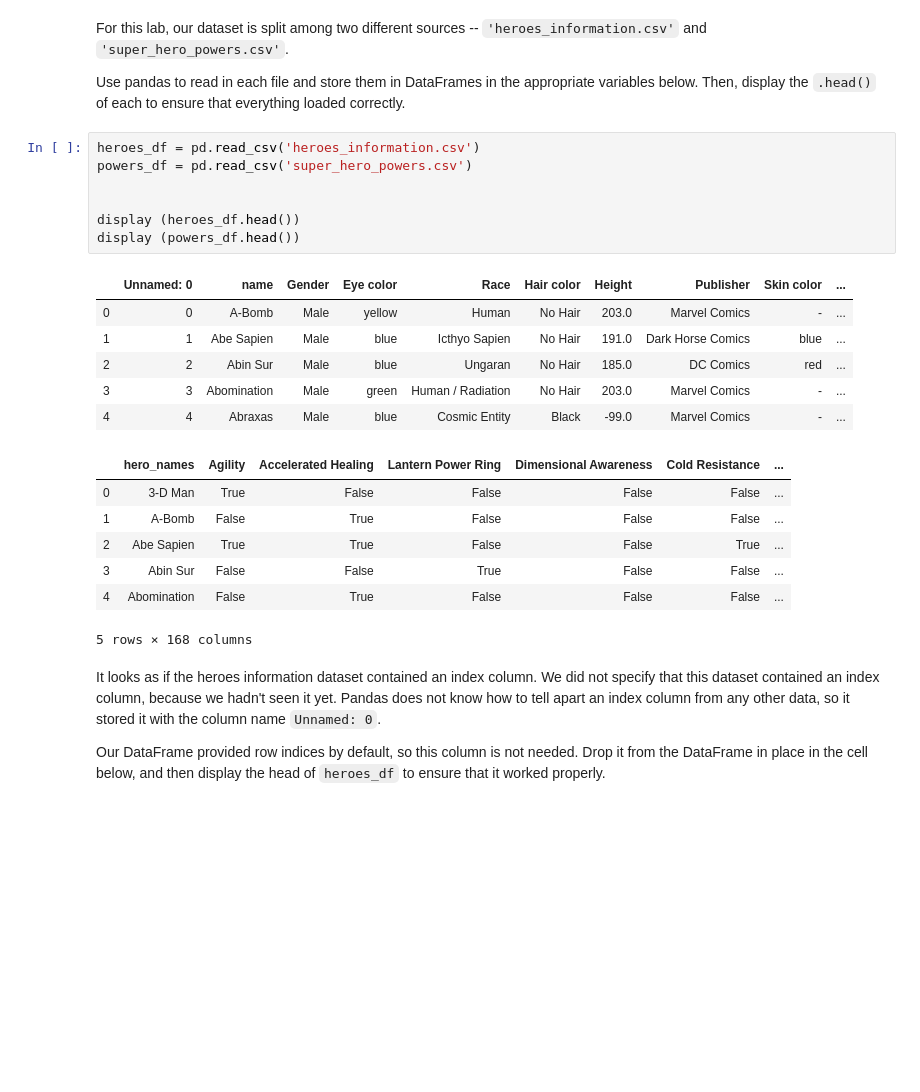
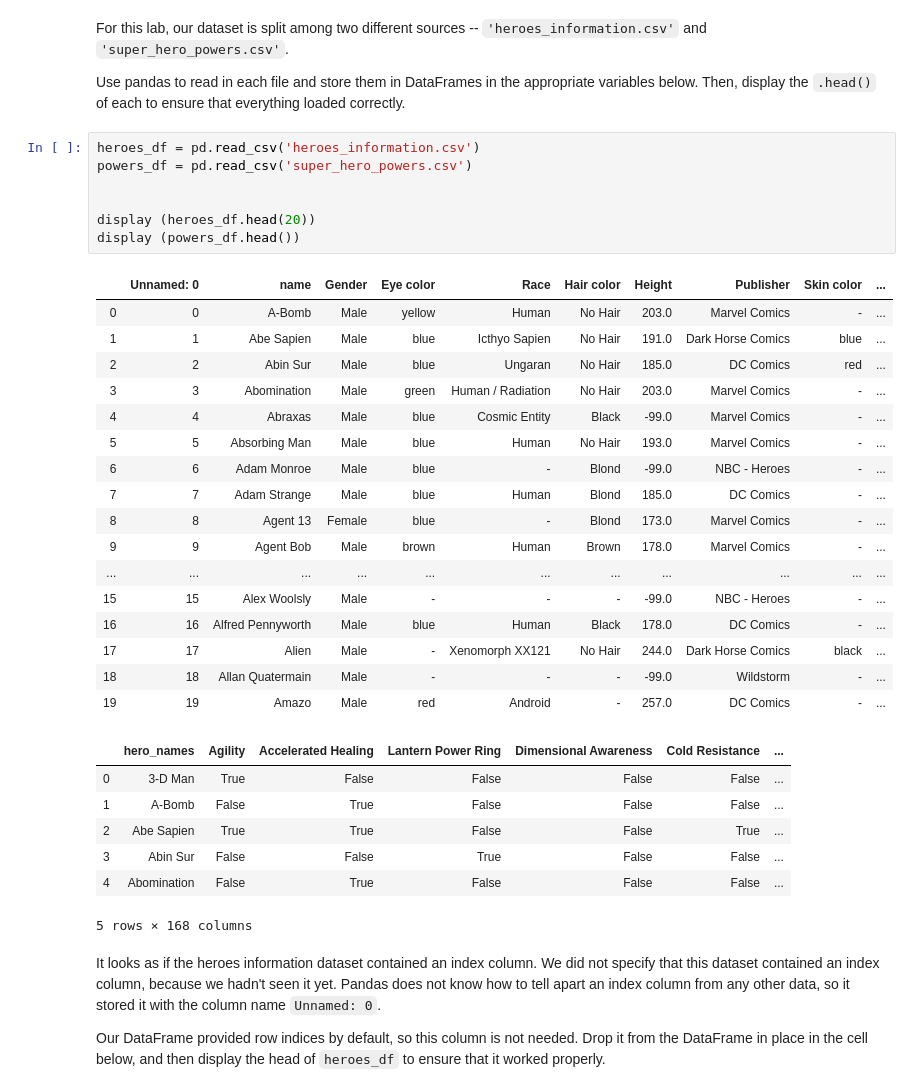
Before and after one commit to gabrieljarosi/dsc-data-cleaning-project-onl01-dtsc-pt-041320, a Jupyter notebook: index.ipynb, the cells around one changed output. Cells and saved outputs as stored; diff of their text form; blank space fills up the shorter version.

Commit message:
Completed Project with Alien Color Dist

```diff
--- a/index.ipynb
+++ b/index.ipynb
@@ -38,17 +38,28 @@ Use pandas to read in each file and store them in DataFrames in the appropriate
 # %%
 heroes_df = pd.read_csv('heroes_information.csv')
 powers_df = pd.read_csv('super_hero_powers.csv')
 
 
-display (heroes_df.head())
+display (heroes_df.head(20))
 display (powers_df.head())
 # %% [output]
 |  | Unnamed: 0 | name | Gender | Eye color | Race | Hair color | Height | Publisher | Skin color | ... |
 | 0 | 0 | A-Bomb | Male | yellow | Human | No Hair | 203.0 | Marvel Comics | - | ... |
 | 1 | 1 | Abe Sapien | Male | blue | Icthyo Sapien | No Hair | 191.0 | Dark Horse Comics | blue | ... |
 | 2 | 2 | Abin Sur | Male | blue | Ungaran | No Hair | 185.0 | DC Comics | red | ... |
 | 3 | 3 | Abomination | Male | green | Human / Radiation | No Hair | 203.0 | Marvel Comics | - | ... |
 | 4 | 4 | Abraxas | Male | blue | Cosmic Entity | Black | -99.0 | Marvel Comics | - | ... |
+| 5 | 5 | Absorbing Man | Male | blue | Human | No Hair | 193.0 | Marvel Comics | - | ... |
+| 6 | 6 | Adam Monroe | Male | blue | - | Blond | -99.0 | NBC - Heroes | - | ... |
+| 7 | 7 | Adam Strange | Male | blue | Human | Blond | 185.0 | DC Comics | - | ... |
+| 8 | 8 | Agent 13 | Female | blue | - | Blond | 173.0 | Marvel Comics | - | ... |
+| 9 | 9 | Agent Bob | Male | brown | Human | Brown | 178.0 | Marvel Comics | - | ... |
+| ... | ... | ... | ... | ... | ... | ... | ... | ... | ... | ... |
+| 15 | 15 | Alex Woolsly | Male | - | - | - | -99.0 | NBC - Heroes | - | ... |
+| 16 | 16 | Alfred Pennyworth | Male | blue | Human | Black | 178.0 | DC Comics | - | ... |
+| 17 | 17 | Alien | Male | - | Xenomorph XX121 | No Hair | 244.0 | Dark Horse Comics | black | ... |
+| 18 | 18 | Allan Quatermain | Male | - | - | - | -99.0 | Wildstorm | - | ... |
+| 19 | 19 | Amazo | Male | red | Android | - | 257.0 | DC Comics | - | ... |
 |  | hero_names | Agility | Accelerated Healing | Lantern Power Ring | Dimensional Awareness | Cold Resistance | ... |
 | 0 | 3-D Man | True | False | False | False | False | ... |
 | 1 | A-Bomb | False | True | False | False | False | ... |
```
Also changed, not shown: parts of 2 cells of this notebook.
